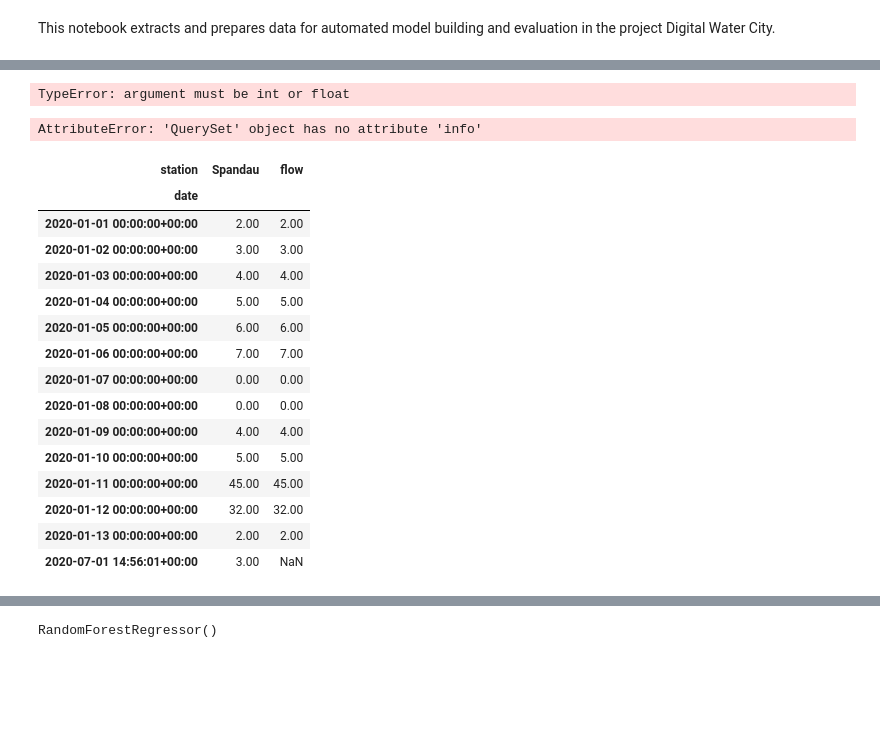
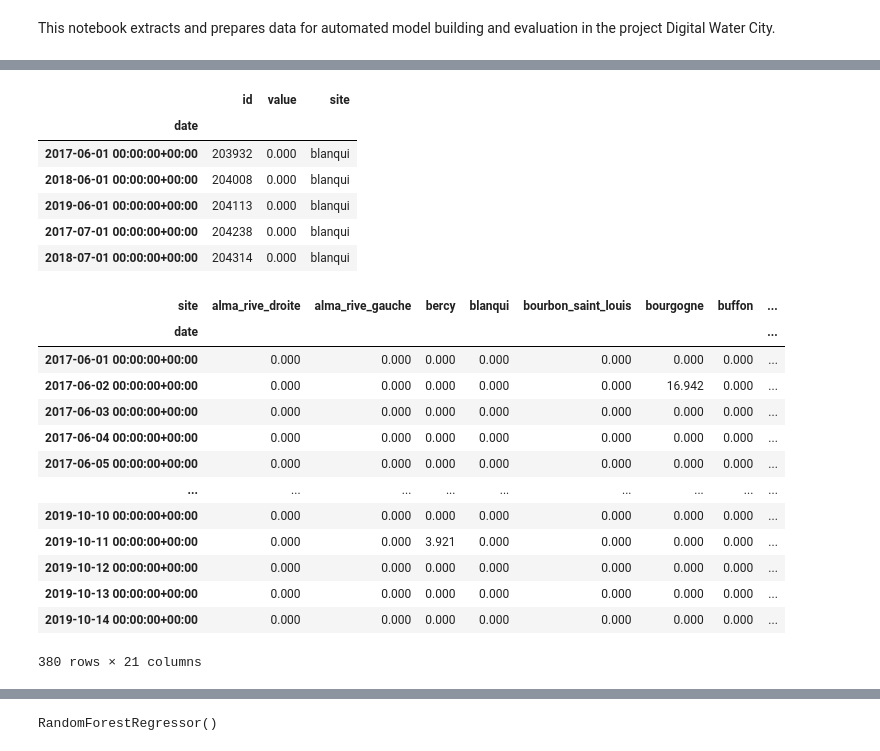
Before and after one commit to mrustl/plattform, a Jupyter notebook: ews_notebook.ipynb, the cells around one changed output, grey strips where cells are left out. Drawn from its saved outputs; the diff is of its cells as text; code cells hidden in the pictures; blank space fills up the shorter version.

```diff
--- a/ews_notebook.ipynb
+++ b/ews_notebook.ipynb
@@ -14,0 +54,6 @@ data = FeatureData.objects.all()
+# %%
+select = []
+for index, row in sitesdf.iterrows():
+    select.append(polygon.contains(shape(row['geom'])))
+# %%
+df = sitesdf[select]
@@ -15,30 +80,32 @@ data = FeatureData.objects.all()
 # %%
-data = read_frame(data, index_col = "date")
+data = read_frame(FeatureData.objects.filter(site__in = df['id']), index_col = "date")
-# %% [output]
-TypeError: argument must be int or float
 # %%
-data.info()
+data.head()
 # %% [output]
-AttributeError: 'QuerySet' object has no attribute 'info'
+|  | id | value | site |
+| date |  |  |  |
+| 2017-06-01 00:00:00+00:00 | 203932 | 0.000 | blanqui |
+| 2018-06-01 00:00:00+00:00 | 204008 | 0.000 | blanqui |
+| 2019-06-01 00:00:00+00:00 | 204113 | 0.000 | blanqui |
+| 2017-07-01 00:00:00+00:00 | 204238 | 0.000 | blanqui |
+| 2018-07-01 00:00:00+00:00 | 204314 | 0.000 | blanqui |
 # %%
-data_long =data.pivot(columns='station', values='value')
+data_wide =data.pivot(columns='site', values='value')
 # %%
-data_long
+data_wide
 # %% [output]
-| station | Spandau | flow |
-| date |  |  |
-| 2020-01-01 00:00:00+00:00 | 2.00 | 2.00 |
-| 2020-01-02 00:00:00+00:00 | 3.00 | 3.00 |
-| 2020-01-03 00:00:00+00:00 | 4.00 | 4.00 |
-| 2020-01-04 00:00:00+00:00 | 5.00 | 5.00 |
-| 2020-01-05 00:00:00+00:00 | 6.00 | 6.00 |
-| 2020-01-06 00:00:00+00:00 | 7.00 | 7.00 |
-| 2020-01-07 00:00:00+00:00 | 0.00 | 0.00 |
-| 2020-01-08 00:00:00+00:00 | 0.00 | 0.00 |
-| 2020-01-09 00:00:00+00:00 | 4.00 | 4.00 |
-| 2020-01-10 00:00:00+00:00 | 5.00 | 5.00 |
-| 2020-01-11 00:00:00+00:00 | 45.00 | 45.00 |
-| 2020-01-12 00:00:00+00:00 | 32.00 | 32.00 |
-| 2020-01-13 00:00:00+00:00 | 2.00 | 2.00 |
-| 2020-07-01 14:56:01+00:00 | 3.00 | NaN |
+| site | alma_rive_droite | alma_rive_gauche | bercy | blanqui | bourbon_saint_louis | bourgogne | buffon | ... |
+| date |  |  |  |  |  |  |  | ... |
+| 2017-06-01 00:00:00+00:00 | 0.000 | 0.000 | 0.000 | 0.000 | 0.000 | 0.000 | 0.000 | ... |
+| 2017-06-02 00:00:00+00:00 | 0.000 | 0.000 | 0.000 | 0.000 | 0.000 | 16.942 | 0.000 | ... |
+| 2017-06-03 00:00:00+00:00 | 0.000 | 0.000 | 0.000 | 0.000 | 0.000 | 0.000 | 0.000 | ... |
+| 2017-06-04 00:00:00+00:00 | 0.000 | 0.000 | 0.000 | 0.000 | 0.000 | 0.000 | 0.000 | ... |
+| 2017-06-05 00:00:00+00:00 | 0.000 | 0.000 | 0.000 | 0.000 | 0.000 | 0.000 | 0.000 | ... |
+| ... | ... | ... | ... | ... | ... | ... | ... | ... |
+| 2019-10-10 00:00:00+00:00 | 0.000 | 0.000 | 0.000 | 0.000 | 0.000 | 0.000 | 0.000 | ... |
+| 2019-10-11 00:00:00+00:00 | 0.000 | 0.000 | 3.921 | 0.000 | 0.000 | 0.000 | 0.000 | ... |
+| 2019-10-12 00:00:00+00:00 | 0.000 | 0.000 | 0.000 | 0.000 | 0.000 | 0.000 | 0.000 | ... |
+| 2019-10-13 00:00:00+00:00 | 0.000 | 0.000 | 0.000 | 0.000 | 0.000 | 0.000 | 0.000 | ... |
+| 2019-10-14 00:00:00+00:00 | 0.000 | 0.000 | 0.000 | 0.000 | 0.000 | 0.000 | 0.000 | ... |
+380 rows × 21 columns
 # %%
```
Also changed, not shown: parts of 27 cells of this notebook, 5 other files.
